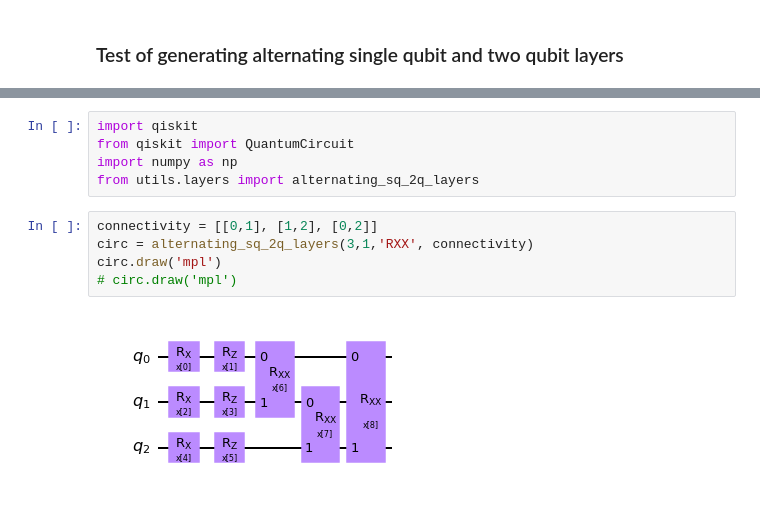
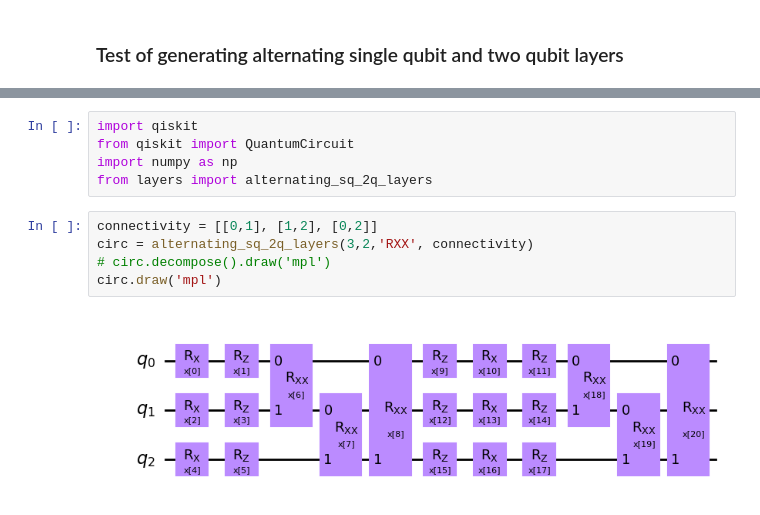
Before and after one commit to Louisanity/2024_IonQ_Remote-Private, a Jupyter notebook: test_layer.ipynb, the cells around one changed output, grey strips where cells are left out. Cells and saved outputs as stored; diff of their text form.

```diff
--- a/test_layer.ipynb
+++ b/test_layer.ipynb
@@ -193,11 +27,11 @@ def alternating_sq_2q_layers_(num_qubits, depths = 1, two_q_gate_type = None, co
 import qiskit
 from qiskit import QuantumCircuit
 import numpy as np
-from utils.layers import alternating_sq_2q_layers
+from layers import alternating_sq_2q_layers
 # %%
 connectivity = [[0,1], [1,2], [0,2]]
-circ = alternating_sq_2q_layers(3,1,'RXX', connectivity)
+circ = alternating_sq_2q_layers(3,2,'RXX', connectivity)
+# circ.decompose().draw('mpl')
 circ.draw('mpl')
-# circ.draw('mpl')
 # %% [output]
-[figure, old version]
+[figure, new version]
```
Also changed, not shown: parts of 24 cells of this notebook, 4 other files.
